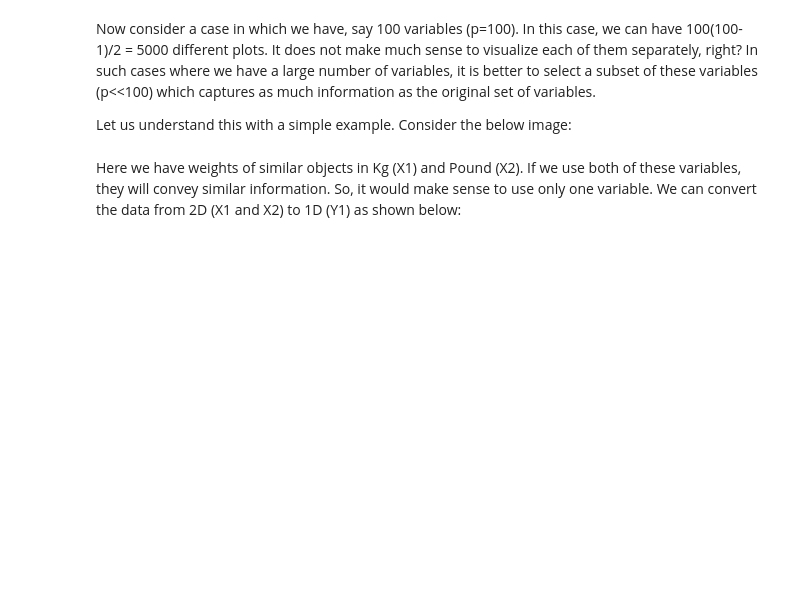
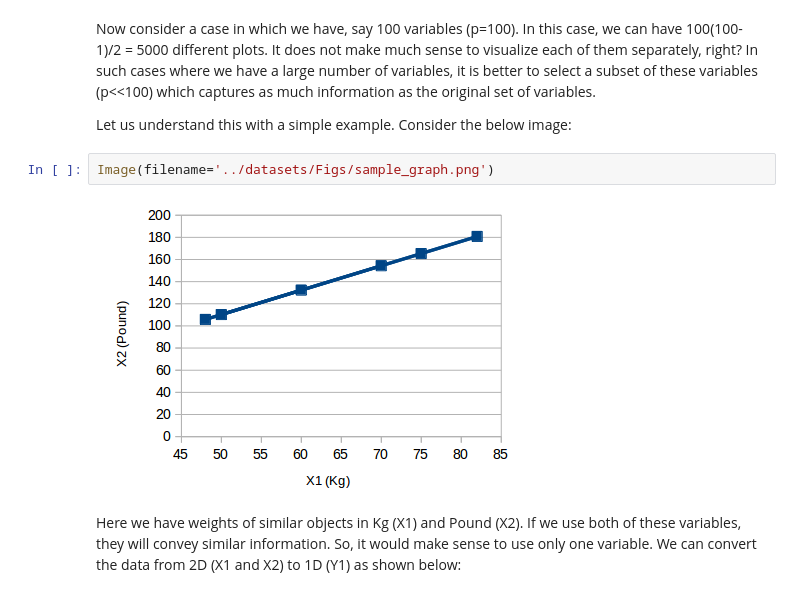
Before and after one commit to rsouza/FGV_Intro_DS, a Jupyter notebook: notebooks/EDA_Dimensionality_Reduction.ipynb, the cells around one changed output. Cells and saved outputs as stored; diff of their text form; blank space fills up the shorter version.

```diff
--- a/notebooks/EDA_Dimensionality_Reduction.ipynb
+++ b/notebooks/EDA_Dimensionality_Reduction.ipynb
@@ -72,6 +80,10 @@ As data generation and collection keeps increasing, visualizing it and drawing i
 Now consider a case in which we have, say 100 variables (p=100). In this case, we can have 100(100-1)/2 = 5000 different plots. It does not make much sense to visualize each of them separately, right? In such cases where we have a large number of variables, it is better to select a subset of these variables (p<<100) which captures as much information as the original set of variables.
 
 Let us understand this with a simple example. Consider the below image:
+# %%
+Image(filename='../datasets/Figs/sample_graph.png')
+# %% [output]
+[figure, added]
 # %% [markdown]
 Here we have weights of similar objects in Kg (X1) and Pound (X2). If we use both of these variables, they will convey similar information. So, it would make sense to use only one variable. We can convert the data from 2D (X1 and X2) to 1D (Y1) as shown below:
 # %%
```
Also changed, not shown: parts of 29 cells of this notebook, 1 other file.
